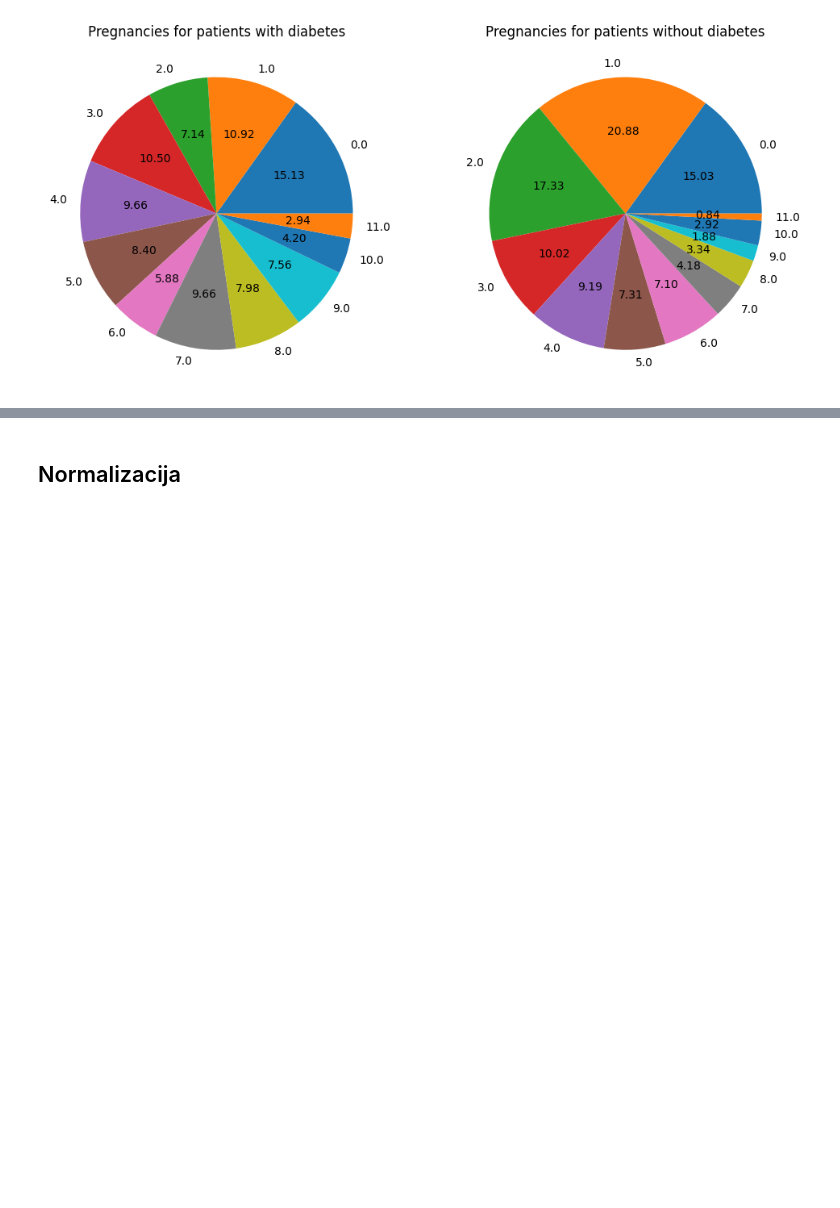
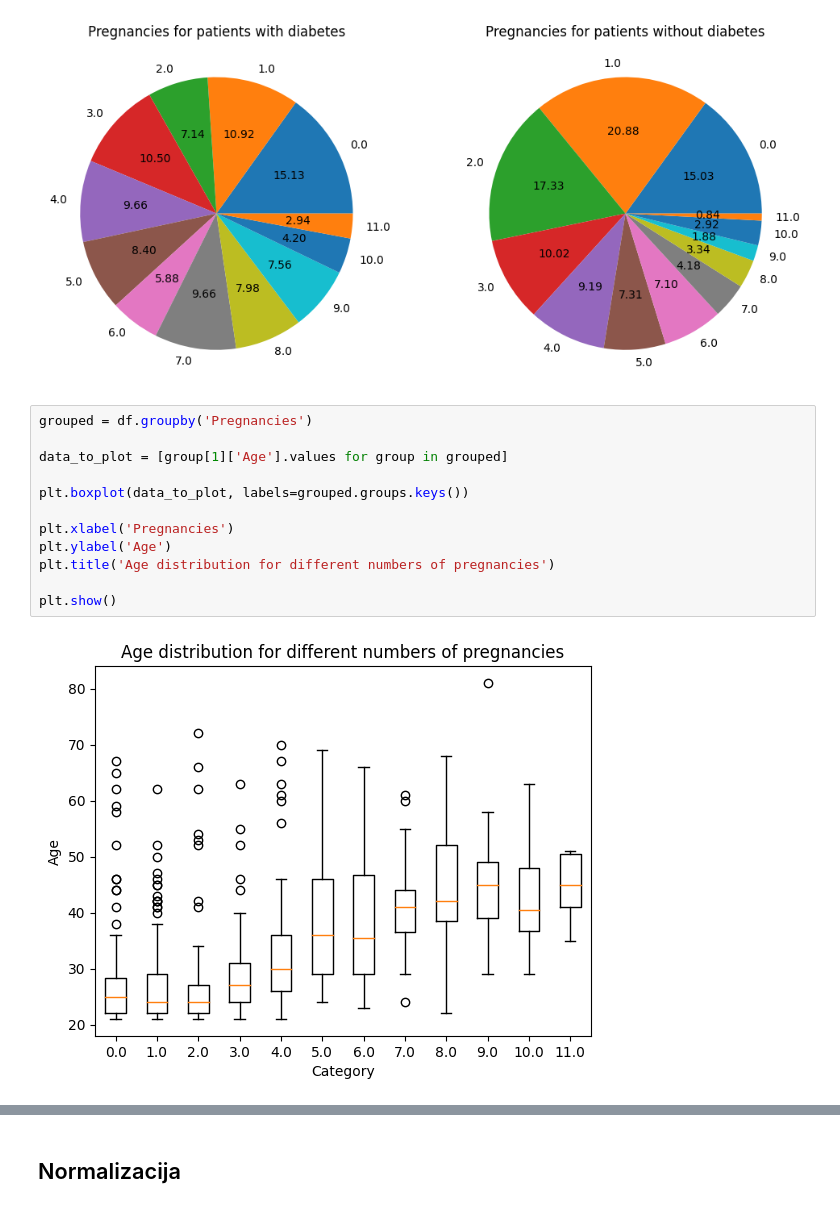
Before and after one commit to pb7932/UZOP, a Jupyter notebook: UZOP_PetarBenjak_diabetes.ipynb, the cells around one changed output, grey strips where cells are left out. Drawn from its saved outputs; the diff is of its cells as text; blank space fills up the shorter version.

```diff
--- a/UZOP_PetarBenjak_diabetes.ipynb
+++ b/UZOP_PetarBenjak_diabetes.ipynb
@@ -294,3 +302,17 @@ ax2.set_title("Pregnancies for patients without diabetes")
 # %% [output]
 Text(0.5, 1.0, 'Pregnancies for patients without diabetes')
 [figure]
+# %%
+grouped = df.groupby('Pregnancies')
+
+data_to_plot = [group[1]['Age'].values for group in grouped]
+
+plt.boxplot(data_to_plot, labels=grouped.groups.keys())
+
+plt.xlabel('Pregnancies')
+plt.ylabel('Age')
+plt.title('Age distribution for different numbers of pregnancies')
+
+plt.show()
+# %% [output]
+[figure, added]
```
Also changed, not shown: parts of 10 cells of this notebook.
